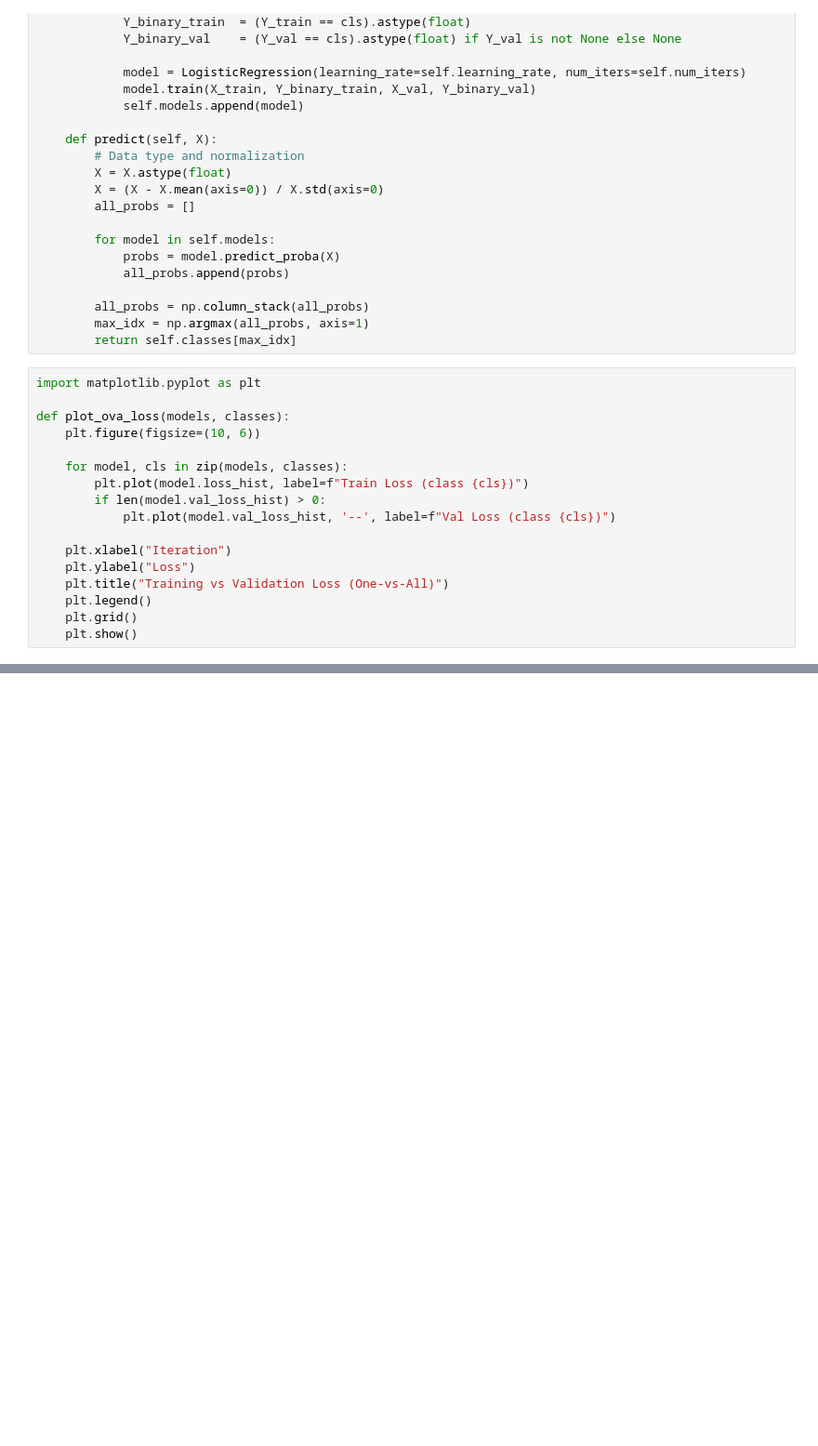
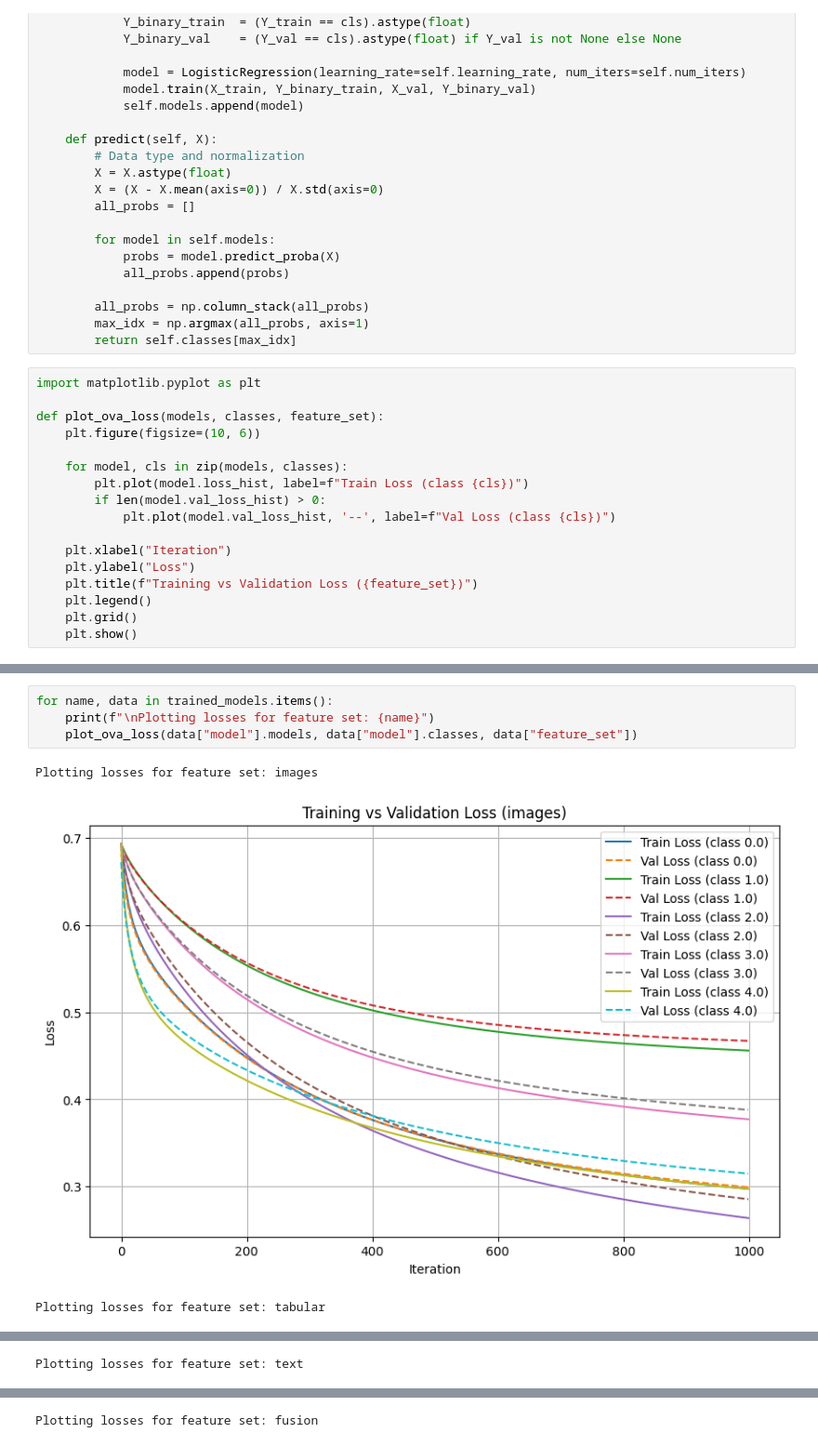
Before and after one commit to Asaf31214/cmpe-462, a Jupyter notebook: logistic_regression.ipynb, the cells around one changed output, grey strips where cells are left out. Shown: that part at 93% size. Drawn from its saved outputs; the diff is of its cells as text; blank space fills up the shorter version.

```diff
--- a/logistic_regression.ipynb
+++ b/logistic_regression.ipynb
@@ -117,7 +117,7 @@ class LogisticRegressionOVA:
 # %%
 import matplotlib.pyplot as plt
 
-def plot_ova_loss(models, classes):
+def plot_ova_loss(models, classes, feature_set):
     plt.figure(figsize=(10, 6))
 
     for model, cls in zip(models, classes):
@@ -127,7 +127,7 @@ def plot_ova_loss(models, classes):
 
     plt.xlabel("Iteration")
     plt.ylabel("Loss")
-    plt.title("Training vs Validation Loss (One-vs-All)")
+    plt.title(f"Training vs Validation Loss ({feature_set})")
     plt.legend()
     plt.grid()
     plt.show()
@@ -162,0 +194,8 @@ Train class 4.0 vs rest
+# %%
+for name, data in trained_models.items():
+    print(f"\nPlotting losses for feature set: {name}")
+    plot_ova_loss(data["model"].models, data["model"].classes, data["feature_set"])
+# %% [output]
+Plotting losses for feature set: images
+[figure, added]
+Plotting losses for feature set: tabular
@@ -162,0 +203 @@ Train class 4.0 vs rest
+Plotting losses for feature set: text
@@ -162,0 +205 @@ Train class 4.0 vs rest
+Plotting losses for feature set: fusion
```
Also changed, not shown: parts of 2 cells of this notebook, 3 other files.
